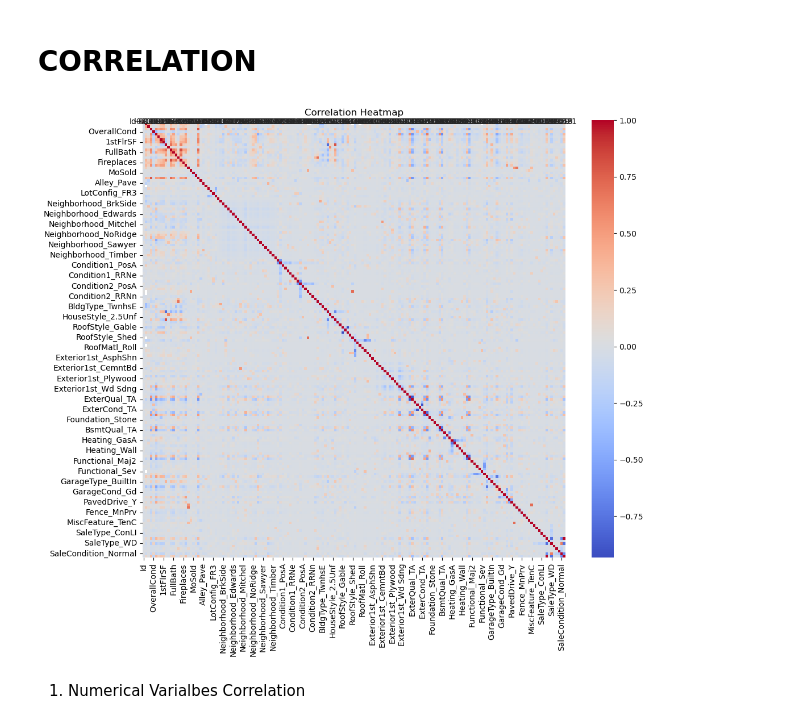
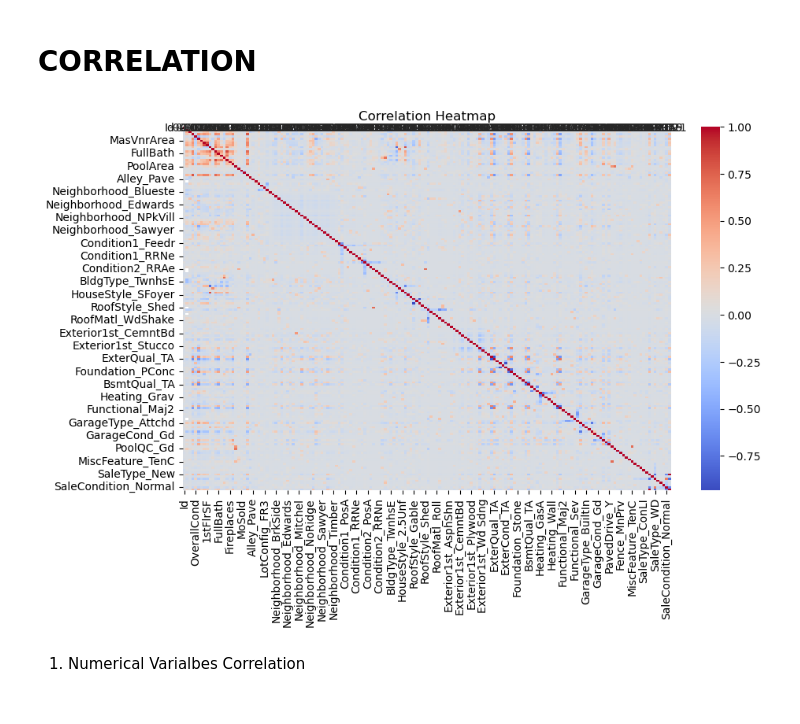
Before and after one commit to jparep/house-price-prediction, a Jupyter notebook: notebooks/house_price.ipynb, the cells around one changed output. Saved outputs shown, nothing was run; the diff lists cells and outputs as text; code cells hidden in the pictures.

```diff
--- a/notebooks/house_price.ipynb
+++ b/notebooks/house_price.ipynb
@@ -252,15 +255,15 @@ print(outlier_rows)
 # %%
 # Convert categorical variables to numeric using one-hot encoding
 df = pd.get_dummies(df, drop_first=True)
 
 # Correlation heatmap to check the relationship between numerical features and target variable
 cmax = df.corr()
-plt.figure(figsize=(12,10))
+plt.figure(figsize=(10,6))
 sns.heatmap(cmax,annot=True,cmap='coolwarm')
 plt.title('Correlation Heatmap')
 plt.show()
 # %% [output]
-[figure, old version]
+[figure, new version]
 # %% [markdown]
 1. Numerical Varialbes Correlation
 # %%
```
Also changed, not shown: parts of 9 cells of this notebook, 2 other files.
